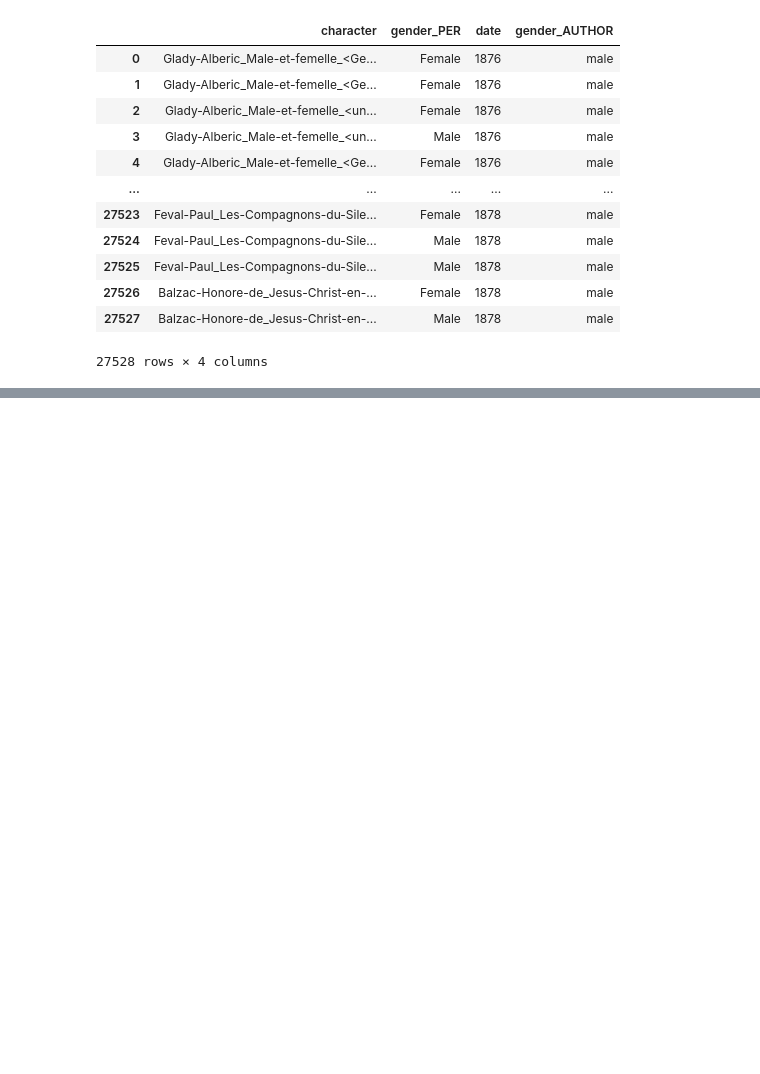
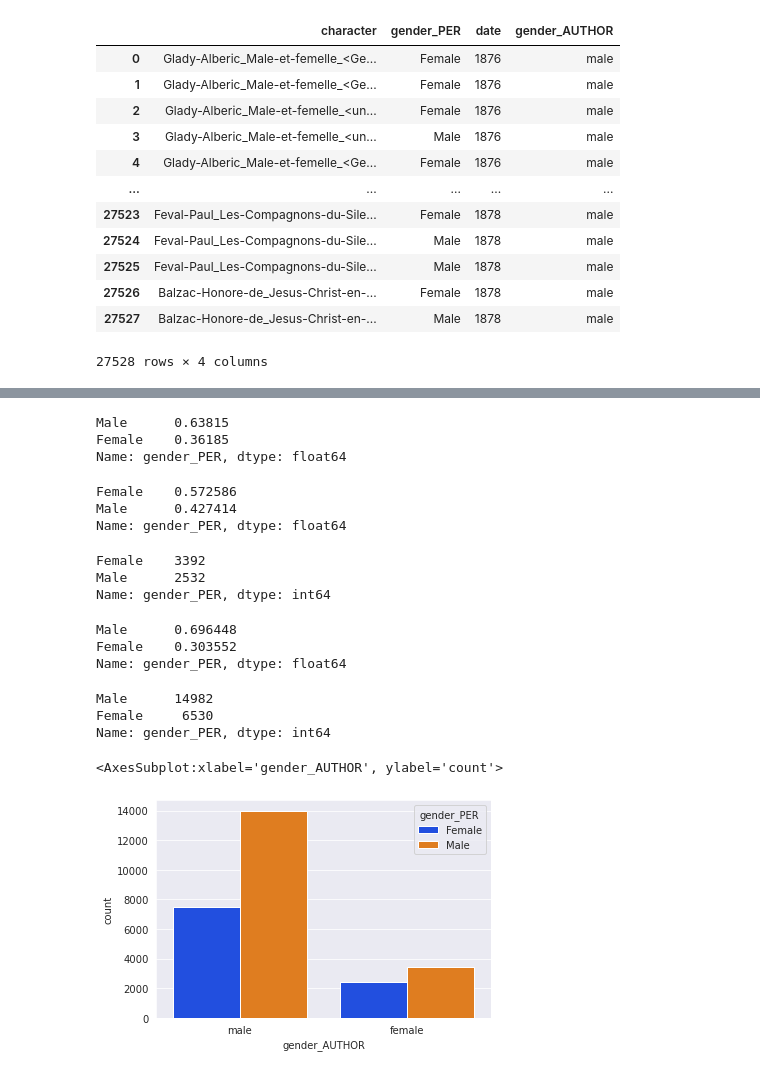
Before and after one commit to crazyjeannot/dhai_intensive_week, a Jupyter notebook: notebooks/05_vizualization.ipynb, the cells around one changed output, grey strips where cells are left out. Drawn from its saved outputs; the diff is of its cells as text; code cells hidden in the pictures; blank space fills up the shorter version.

```diff
--- a/notebooks/05_vizualization.ipynb
+++ b/notebooks/05_vizualization.ipynb
@@ -62,0 +169,35 @@ sns.countplot(x ='gender_PER', data = df_per_corpus, hue='gender_AUTHOR', palett
+# %%
+df_per_corpus.gender_PER.value_counts(normalize=True)
+# %% [output]
+Male      0.63815
+Female    0.36185
+Name: gender_PER, dtype: float64
+# %%
+df_female.gender_PER.value_counts(normalize=True)
+# %% [output]
+Female    0.572586
+Male      0.427414
+Name: gender_PER, dtype: float64
+# %%
+df_female.gender_PER.value_counts()
+# %% [output]
+Female    3392
+Male      2532
+Name: gender_PER, dtype: int64
+# %%
+df_male.gender_PER.value_counts(normalize=True)
+# %% [output]
+Male      0.696448
+Female    0.303552
+Name: gender_PER, dtype: float64
+# %%
+df_male.gender_PER.value_counts()
+# %% [output]
+Male      14982
+Female     6530
+Name: gender_PER, dtype: int64
+# %%
+sns.countplot(x ='gender_AUTHOR', data = df_per_corpus, hue='gender_PER', palette = "bright")
+# %% [output]
+<AxesSubplot:xlabel='gender_AUTHOR', ylabel='count'>
+[figure, added]
```
Also changed, not shown: parts of 36 cells of this notebook, 2 other files.
